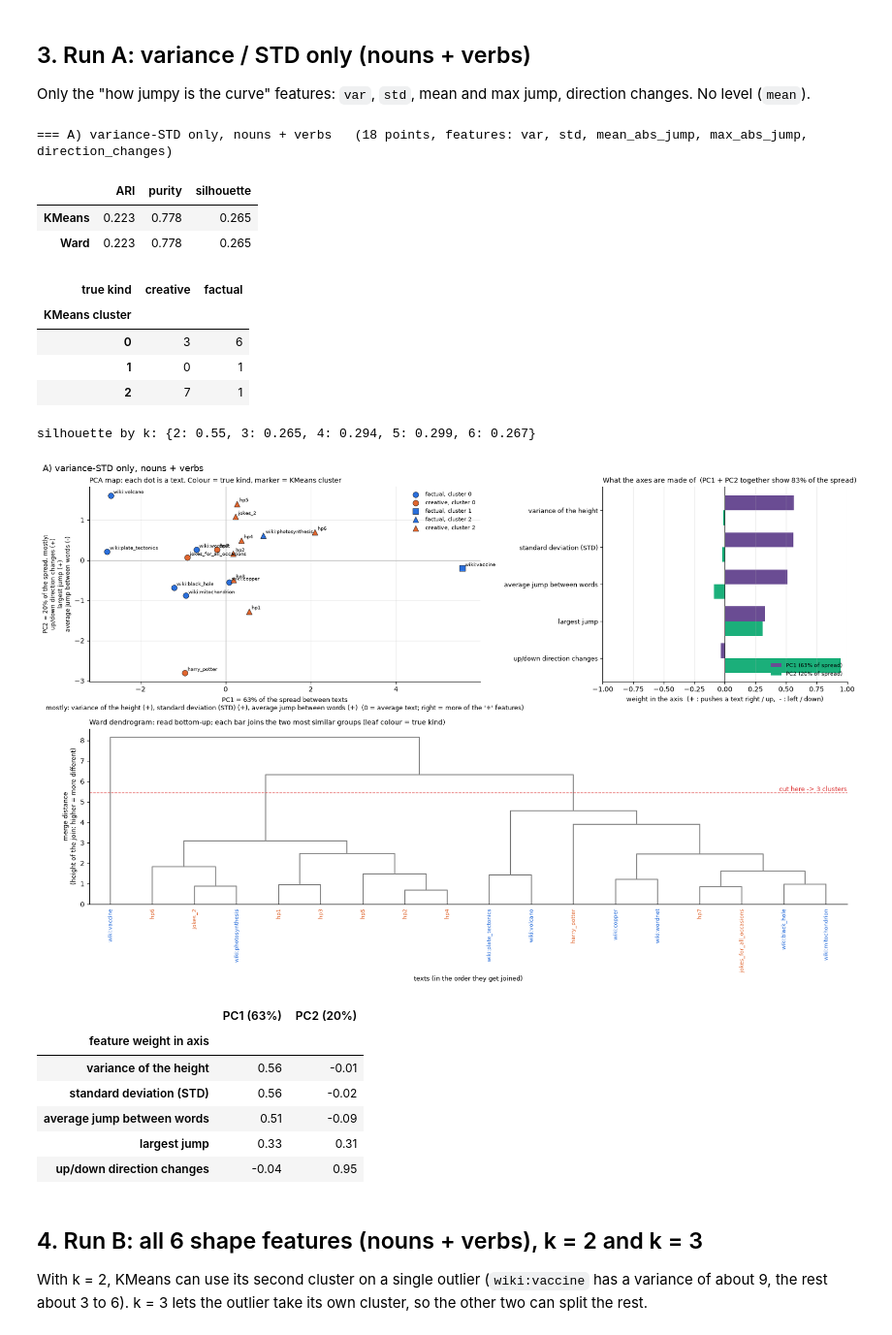
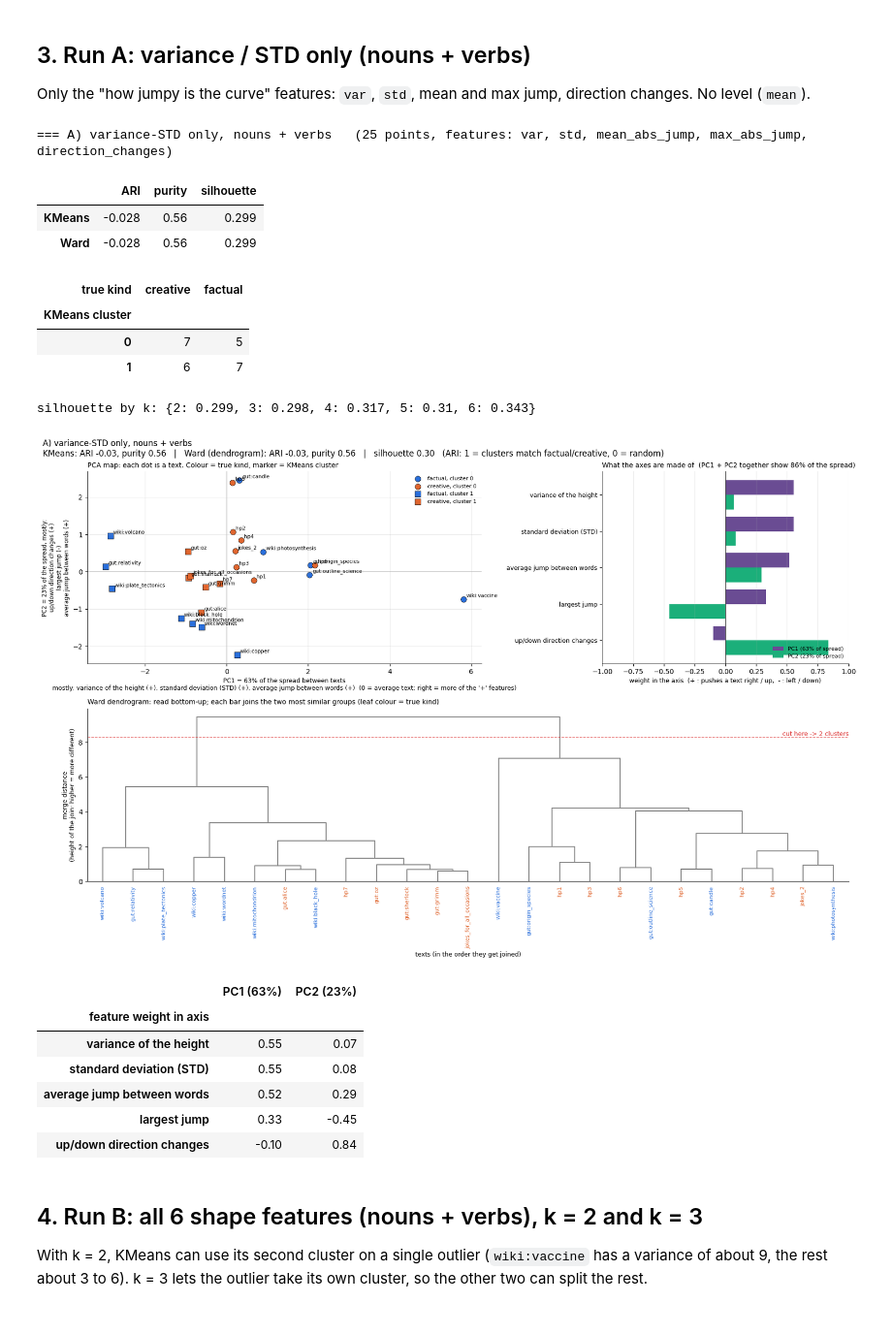
Before and after one commit to cruzboj/betterbot, a Jupyter notebook: src/note_books/LCA-Yoav/LCA_Clustering.ipynb, the cells around one changed output. Shown at 97% size. Cells and saved outputs as stored; diff of their text form; code cells hidden in the pictures.

```diff
--- a/src/note_books/LCA-Yoav/LCA_Clustering.ipynb
+++ b/src/note_books/LCA-Yoav/LCA_Clustering.ipynb
@@ -45,6 +45,19 @@ VAR_FEATS = ["var", "std", "mean_abs_jump", "max_abs_jump", "direction_changes"]
 CONF_FEATS = ["actual_word_prob", "cand_mass"]     # how sure the model was
 COLORS = {"factual": "#2a6fdb", "creative": "#e0662f"}
 
+# ---- which texts to use ------------------------------------------------------------
+# "original": the first 18 texts (8 Wikipedia, 8 Harry Potter, 2 joke books)
+# "extended": without the short Harry Potter opening (261 words vs ~700), plus 8 Gutenberg texts
+#             (4 factual: Einstein, Faraday, Darwin, Thomson; 4 creative: Alice, Sherlock Holmes, Oz, Grimm)
+DATASET = "extended"
+SHORT_TEXT = "creative_harry_potter"
+
 data = load_results(RESULTS)
-print({m: len(t) for m, t in data.items()}, "texts per model")
+if DATASET == "original":
+    data = {m: {t: df for t, df in per.items() if "_gut_" not in t} for m, per in data.items()}
+else:
+    data = {m: {t: df for t, df in per.items() if t != SHORT_TEXT} for m, per in data.items()}
+FIG_DIR = FIG_DIR / DATASET
+FIG_DIR.mkdir(exist_ok=True)
+print(f"DATASET = {DATASET}:", {m: len(t) for m, t in data.items()}, "texts per model")
 # %% [output]
@@ -270,26 +284,25 @@ keep as much of the difference between the texts as possible, and places each te
 ## 3. Run A: variance / STD only (nouns + verbs)
 Only the "how jumpy is the curve" features: `var`, `std`, mean and max jump, direction changes. No level (`mean`).
 # %%
-scores_A, clusters_A = cluster(texts_all, VAR_FEATS,k=3, title="A) variance-STD only, nouns + verbs")
+scores_A, clusters_A = cluster(texts_all, VAR_FEATS, title="A) variance-STD only, nouns + verbs")
 # %% [output]
-=== A) variance-STD only, nouns + verbs   (18 points, features: var, std, mean_abs_jump, max_abs_jump, direction_changes)
+=== A) variance-STD only, nouns + verbs   (25 points, features: var, std, mean_abs_jump, max_abs_jump, direction_changes)
 |  | ARI | purity | silhouette |
-| KMeans | 0.223 | 0.778 | 0.265 |
-| Ward | 0.223 | 0.778 | 0.265 |
+| KMeans | -0.028 | 0.56 | 0.299 |
+| Ward | -0.028 | 0.56 | 0.299 |
 | true kind | creative | factual |
 | KMeans cluster |  |  |
-| 0 | 3 | 6 |
-| 1 | 0 | 1 |
-| 2 | 7 | 1 |
+| 0 | 7 | 5 |
+| 1 | 6 | 7 |
-silhouette by k: {2: 0.55, 3: 0.265, 4: 0.294, 5: 0.299, 6: 0.267}
+silhouette by k: {2: 0.299, 3: 0.298, 4: 0.317, 5: 0.31, 6: 0.343}
-[figure, old version]
+[figure, new version]
-|  | PC1 (63%) | PC2 (20%) |
+|  | PC1 (63%) | PC2 (23%) |
 | feature weight in axis |  |  |
-| variance of the height | 0.56 | -0.01 |
-| standard deviation (STD) | 0.56 | -0.02 |
-| average jump between words | 0.51 | -0.09 |
-| largest jump | 0.33 | 0.31 |
-| up/down direction changes | -0.04 | 0.95 |
+| variance of the height | 0.55 | 0.07 |
+| standard deviation (STD) | 0.55 | 0.08 |
+| average jump between words | 0.52 | 0.29 |
+| largest jump | 0.33 | -0.45 |
+| up/down direction changes | -0.10 | 0.84 |
 # %% [markdown]
 ## 4. Run B: all 6 shape features (nouns + verbs), k = 2 and k = 3
 With k = 2, KMeans can use its second cluster on a single outlier (`wiki:vaccine` has a variance of about 9,
```
Also changed, not shown: parts of 13 cells of this notebook, 52 other files.
